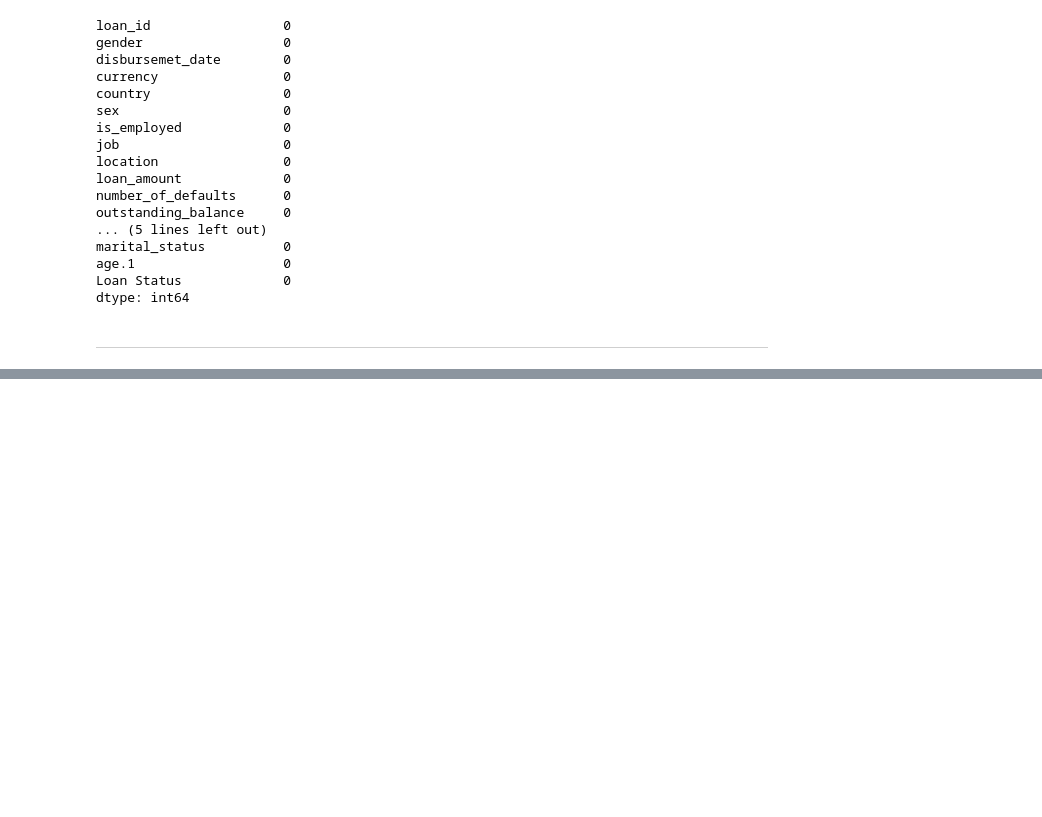
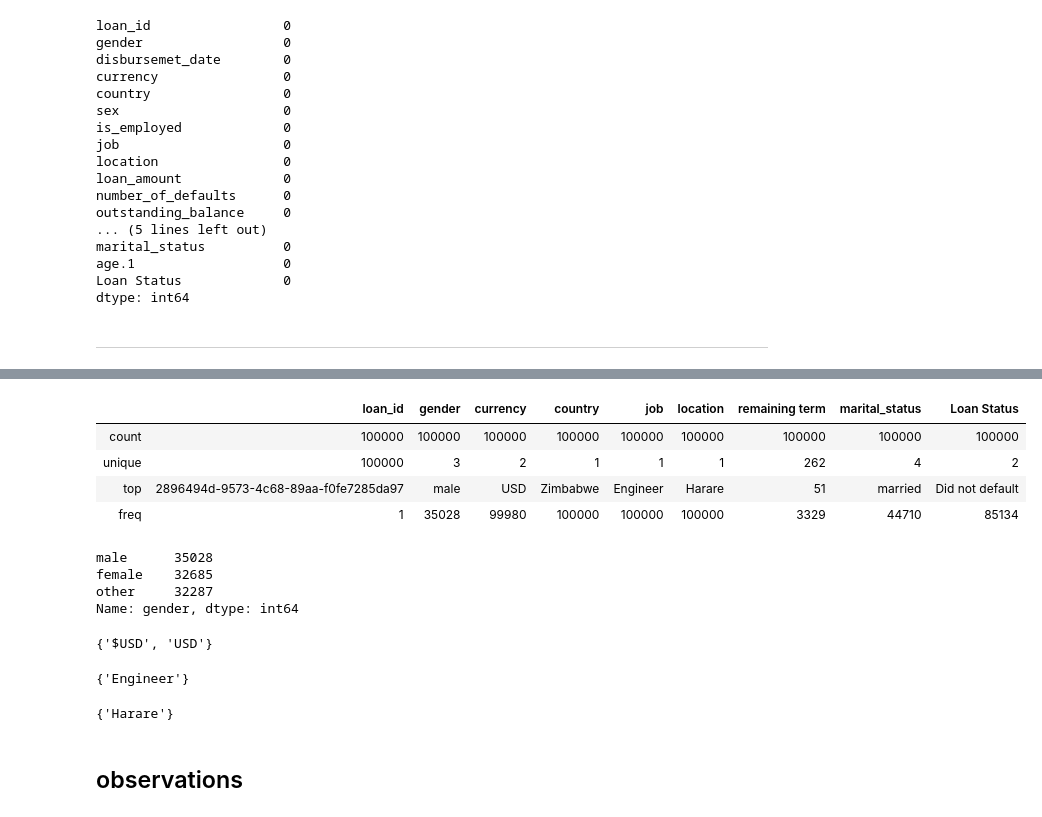
Before and after one commit to Voltamol/Claxon-DataScience-hackathon, a Jupyter notebook: notebooks/Cleaning and EDA.ipynb, the cells around one changed output, grey strips where cells are left out. Saved outputs shown, nothing was run; the diff lists cells and outputs as text; code cells hidden in the pictures; blank space fills up the shorter version.

```diff
--- a/notebooks/Cleaning and EDA.ipynb
+++ b/notebooks/Cleaning and EDA.ipynb
@@ -200,0 +299,29 @@ dtype: int64
+# %%
+textual.describe()
+# %% [output]
+|  | loan_id | gender | currency | country | job | location | remaining term | marital_status | Loan Status |
+| count | 100000 | 100000 | 100000 | 100000 | 100000 | 100000 | 100000 | 100000 | 100000 |
+| unique | 100000 | 3 | 2 | 1 | 1 | 1 | 262 | 4 | 2 |
+| top | 2896494d-9573-4c68-89aa-f0fe7285da97 | male | USD | Zimbabwe | Engineer | Harare | 51 | married | Did not default |
+| freq | 1 | 35028 | 99980 | 100000 | 100000 | 100000 | 3329 | 44710 | 85134 |
+# %%
+textual.gender.value_counts()
+# %% [output]
+male      35028
+female    32685
+other     32287
+Name: gender, dtype: int64
+# %%
+set(textual.currency.tolist())
+# %% [output]
+{'$USD', 'USD'}
+# %%
+set(textual.job.tolist())
+# %% [output]
+{'Engineer'}
+# %%
+set(textual.location.tolist())
+# %% [output]
+{'Harare'}
+# %% [markdown]
+## observations
```
Also changed, not shown: parts of 32 cells of this notebook, 2 other files.
